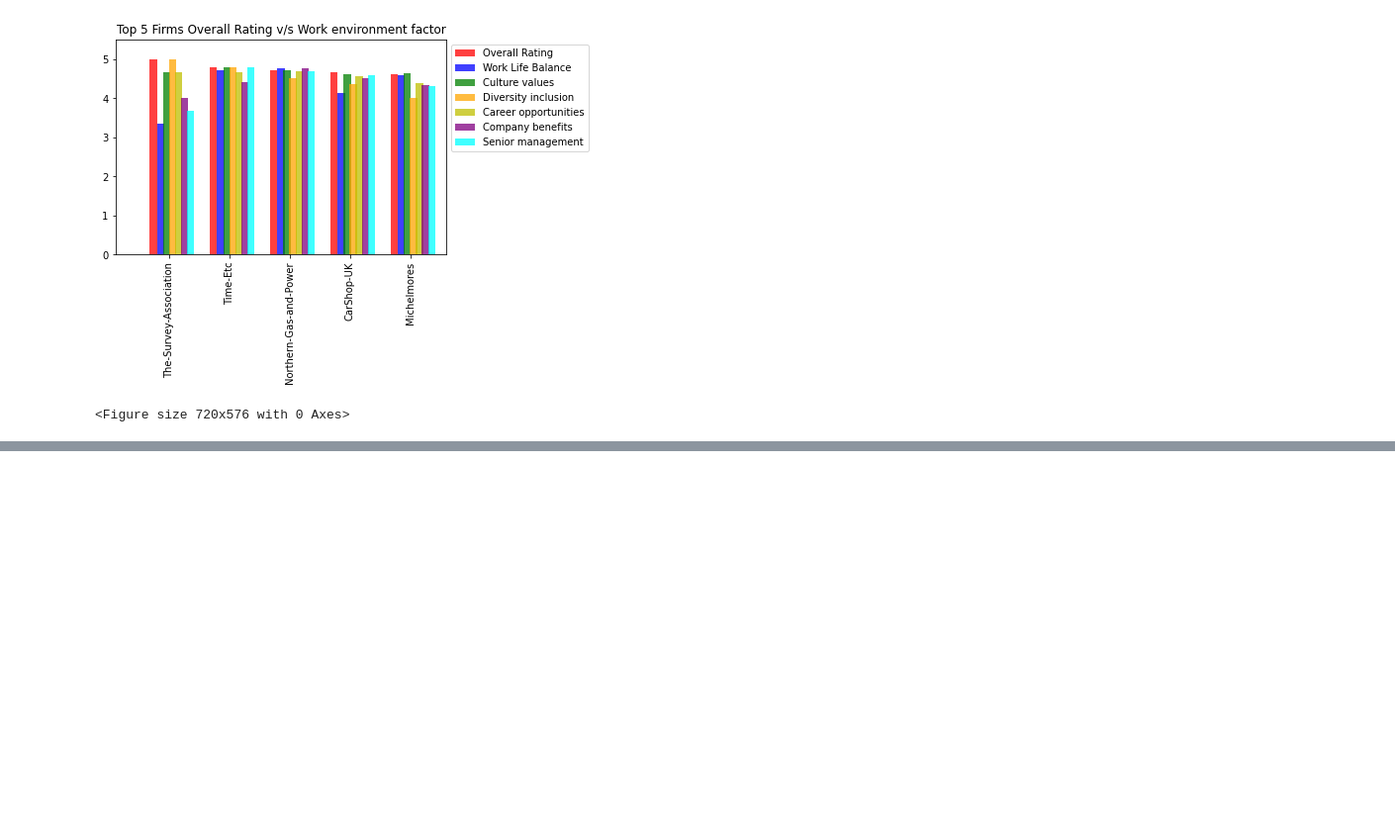
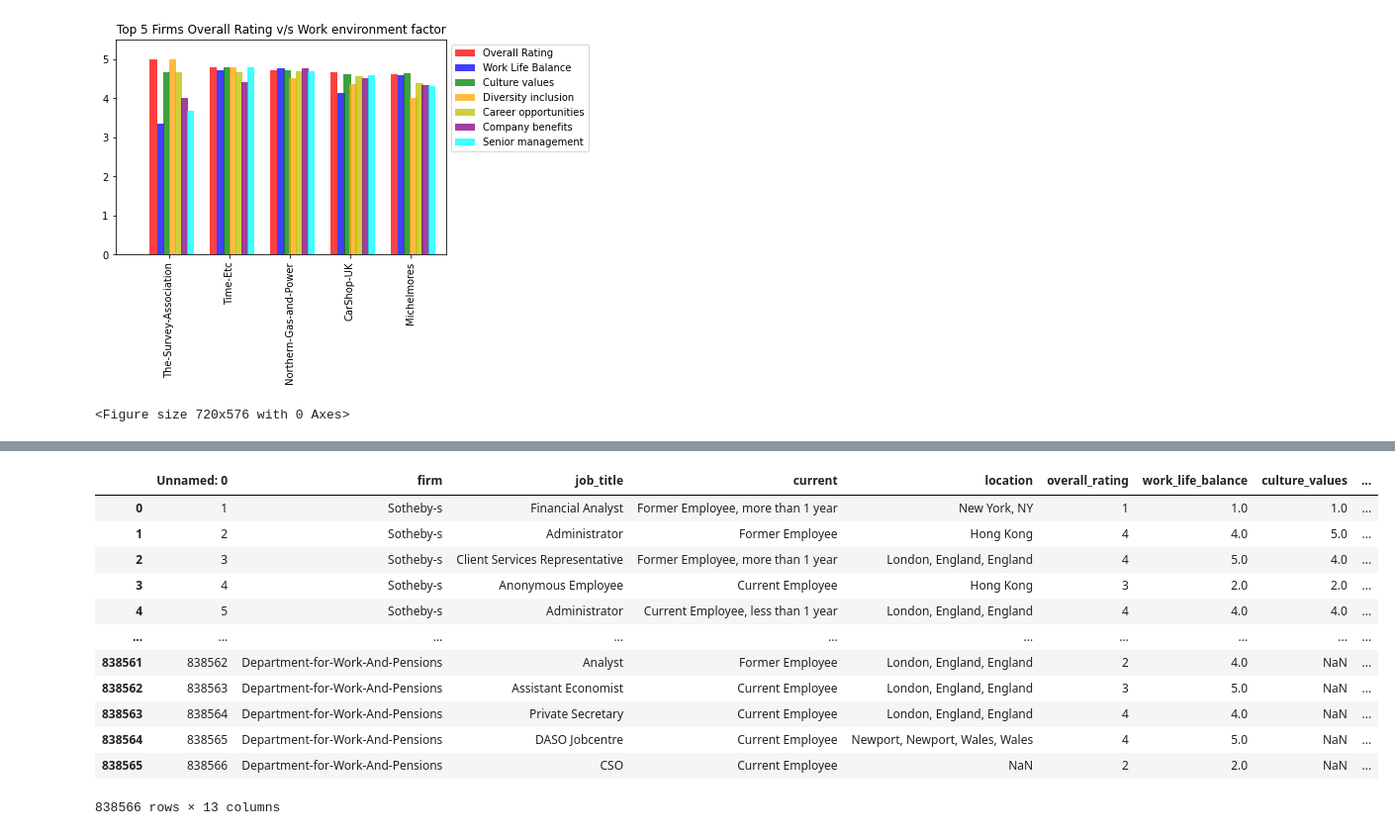
Before and after one commit to NidhiMehrotra22/Project_1_TEAM4, a Jupyter notebook: Project-1_The Greatest Job Satisfaction Soiree-checkpoint.ipynb, the cells around one changed output, grey strips where cells are left out. Shown at 99% size. Saved outputs shown, nothing was run; the diff lists cells and outputs as text; code cells hidden in the pictures; blank space fills up the shorter version.

```diff
--- a/Project-1_The Greatest Job Satisfaction Soiree-checkpoint.ipynb
+++ b/Project-1_The Greatest Job Satisfaction Soiree-checkpoint.ipynb
@@ -51,7 +51,3 @@ job_title_total= file_read["job_title"].nunique()
 job_title_total
 # %% [output]
 62275
-# %%
-#NM Set the index to "firm"
-firm_index=file_read.set_index("firm")
-firm_index
@@ -219,3 +200,8 @@ plt.show()
 # %% [output]
 [figure]
 <Figure size 720x576 with 0 Axes>
+# %%
+file_new["year"]= pd.Series(file_new["date_review"]).str.slice(stop=4)
+file_new["month"]= pd.Series(file_new["date_review"]).str.slice(start=5,stop=7)
+file_new["day"]= pd.Series(file_new["date_review"]).str.slice(start=8,stop=10)
+file_new
@@ -221,0 +222,17 @@ plt.show()
+# %%
+file_new= file_new.drop(["date_review","month", "day"], axis=1)
+file_new
+# %% [output]
+|  | Unnamed: 0 | firm | job_title | current | location | overall_rating | work_life_balance | culture_values | ... |
+| 0 | 1 | Sotheby-s | Financial Analyst | Former Employee, more than 1 year | New York, NY | 1 | 1.0 | 1.0 | ... |
+| 1 | 2 | Sotheby-s | Administrator | Former Employee | Hong Kong | 4 | 4.0 | 5.0 | ... |
+| 2 | 3 | Sotheby-s | Client Services Representative | Former Employee, more than 1 year | London, England, England | 4 | 5.0 | 4.0 | ... |
+| 3 | 4 | Sotheby-s | Anonymous Employee | Current Employee | Hong Kong | 3 | 2.0 | 2.0 | ... |
+| 4 | 5 | Sotheby-s | Administrator | Current Employee, less than 1 year | London, England, England | 4 | 4.0 | 4.0 | ... |
+| ... | ... | ... | ... | ... | ... | ... | ... | ... | ... |
+| 838561 | 838562 | Department-for-Work-And-Pensions | Analyst | Former Employee | London, England, England | 2 | 4.0 | NaN | ... |
+| 838562 | 838563 | Department-for-Work-And-Pensions | Assistant Economist | Current Employee | London, England, England | 3 | 5.0 | NaN | ... |
+| 838563 | 838564 | Department-for-Work-And-Pensions | Private Secretary | Current Employee | London, England, England | 4 | 4.0 | NaN | ... |
+| 838564 | 838565 | Department-for-Work-And-Pensions | DASO Jobcentre | Current Employee | Newport, Newport, Wales, Wales | 4 | 5.0 | NaN | ... |
+| 838565 | 838566 | Department-for-Work-And-Pensions | CSO | Current Employee | NaN | 2 | 2.0 | NaN | ... |
+838566 rows × 13 columns
```
Also changed, not shown: parts of 10 cells of this notebook.
